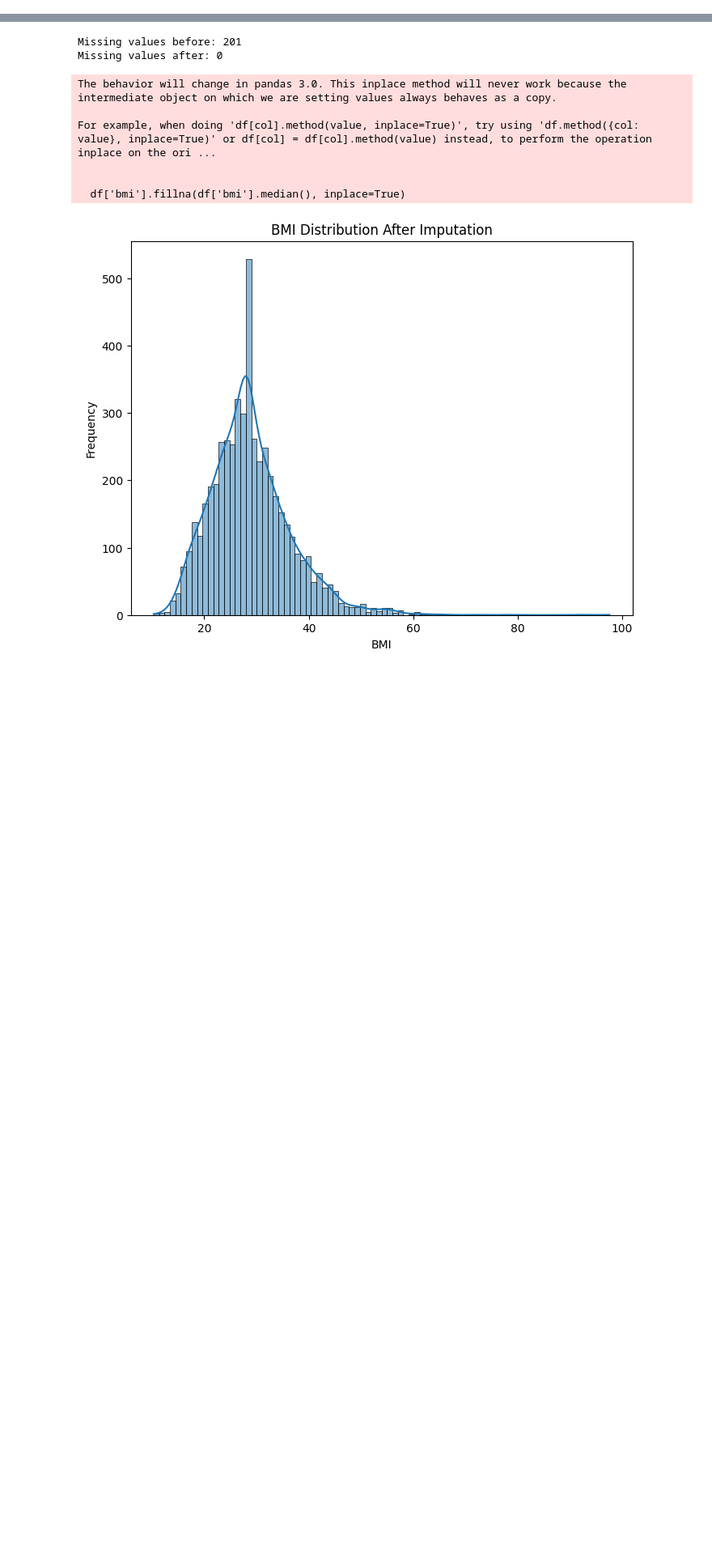
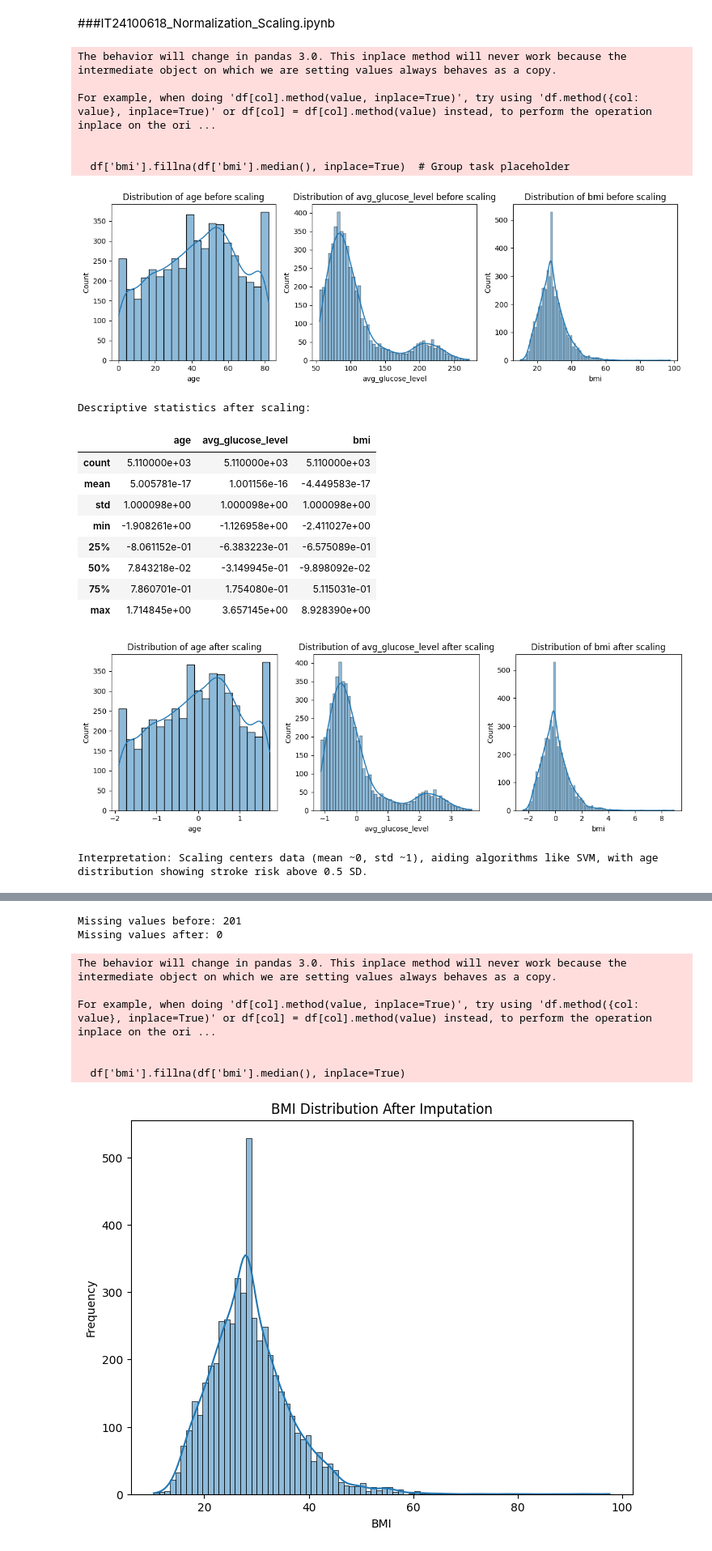
Before and after one commit to IT24102008/PG151MLProject, a Jupyter notebook: notebooks/group_pipeline.ipynb, the cells around one changed output, grey strips where cells are left out. Shown: that part at 81% size. Drawn from its saved outputs; the diff is of its cells as text; code cells hidden in the pictures; blank space fills up the shorter version.

```diff
--- a/notebooks/group_pipeline.ipynb
+++ b/notebooks/group_pipeline.ipynb
@@ -2,0 +107,65 @@
+# %% [markdown]
+###IT24100618_Normalization_Scaling.ipynb
+# %%
+import pandas as pd
+import seaborn as sns
+import matplotlib.pyplot as plt
+from sklearn.preprocessing import StandardScaler
+
+# Load data
+df = pd.read_csv('/content/drive/MyDrive/PG151MLProject/data/raw/StrokeData.csv')
+df['bmi'].fillna(df['bmi'].median(), inplace=True)  # Group task placeholder
+
+# Identify numerical columns for scaling
+numerical_cols = ['age', 'avg_glucose_level', 'bmi']
+
+# Visualize before scaling
+plt.figure(figsize=(12, 4))
+for i, col in enumerate(numerical_cols):
+    plt.subplot(1, 3, i+1)
+    sns.histplot(df[col], kde=True)
+    plt.title(f'Distribution of {col} before scaling')
+plt.tight_layout()
+plt.savefig('/content/results/eda_visualizations/before_scaling_dist.png')
+plt.show()
+
+# Apply StandardScaler
+scaler = StandardScaler()
+df[numerical_cols] = scaler.fit_transform(df[numerical_cols])
+
+# Display statistics
+print("Descriptive statistics after scaling:")
+display(df[numerical_cols].describe())
+
+# Visualize after scaling
+plt.figure(figsize=(12, 4))
+for i, col in enumerate(numerical_cols):
+    plt.subplot(1, 3, i+1)
+    sns.histplot(df[col], kde=True)
+    plt.title(f'Distribution of {col} after scaling')
+plt.tight_layout()
+plt.savefig('/content/results/eda_visualizations/after_scaling_dist.png')
+plt.show()
+
+# Interpretation
+print("Interpretation: Scaling centers data (mean ~0, std ~1), aiding algorithms like SVM, with age distribution showing stroke risk above 0.5 SD.")
+# %% [output]
+The behavior will change in pandas 3.0. This inplace method will never work because the intermediate object on which we are setting values always behaves as a copy.
+
+For example, when doing 'df[col].method(value, inplace=True)', try using 'df.method({col: value}, inplace=True)' or df[col] = df[col].method(value) instead, to perform the operation inplace on the ori ...
+
+
+  df['bmi'].fillna(df['bmi'].median(), inplace=True)  # Group task placeholder
+[figure, added]
+Descriptive statistics after scaling:
+|  | age | avg_glucose_level | bmi |
+| count | 5.110000e+03 | 5.110000e+03 | 5.110000e+03 |
+| mean | 5.005781e-17 | 1.001156e-16 | -4.449583e-17 |
+| std | 1.000098e+00 | 1.000098e+00 | 1.000098e+00 |
+| min | -1.908261e+00 | -1.126958e+00 | -2.411027e+00 |
+| 25% | -8.061152e-01 | -6.383223e-01 | -6.575089e-01 |
+| 50% | 7.843218e-02 | -3.149945e-01 | -9.898092e-02 |
+| 75% | 7.860701e-01 | 1.754080e-01 | 5.115031e-01 |
+| max | 1.714845e+00 | 3.657145e+00 | 8.928390e+00 |
+[figure, added]
+Interpretation: Scaling centers data (mean ~0, std ~1), aiding algorithms like SVM, with age distribution showing stroke risk above 0.5 SD.
```
Also changed, not shown: parts of 12 cells of this notebook.
